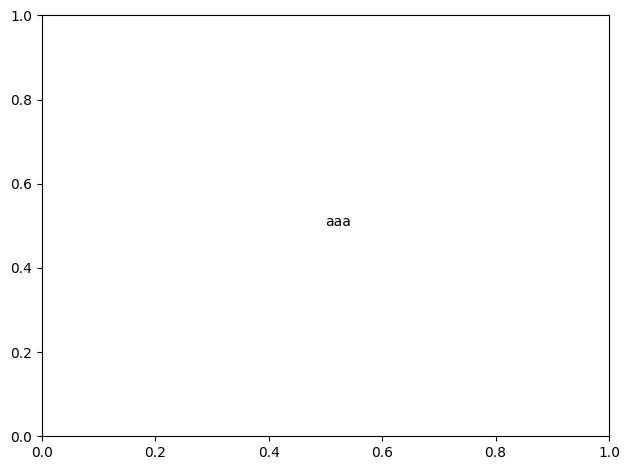
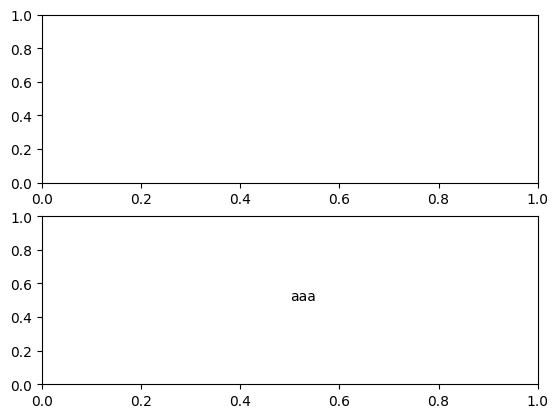
The notebook cell's code change between the first figure and the second:
--- before
+++ after
@@ -1,3 +1,6 @@
+fig, axes = plt.subplots(2,1)
 
-with figure_manager() as (fig, ax):
+
+
+with figure_manager(axes[1]) as (fig, ax):
     ax.text(0.5, 0.5, 'aaa')

Commit: Reorganising code